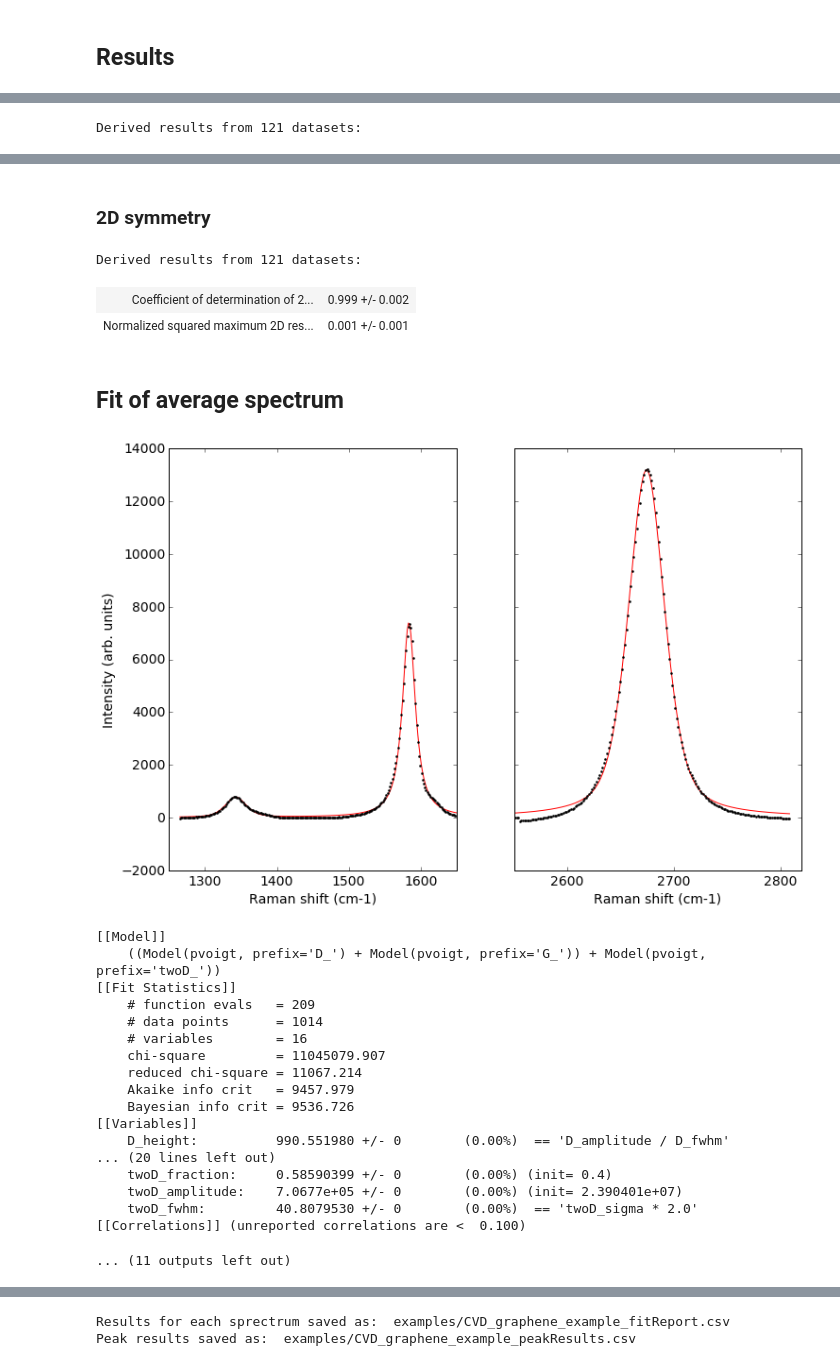
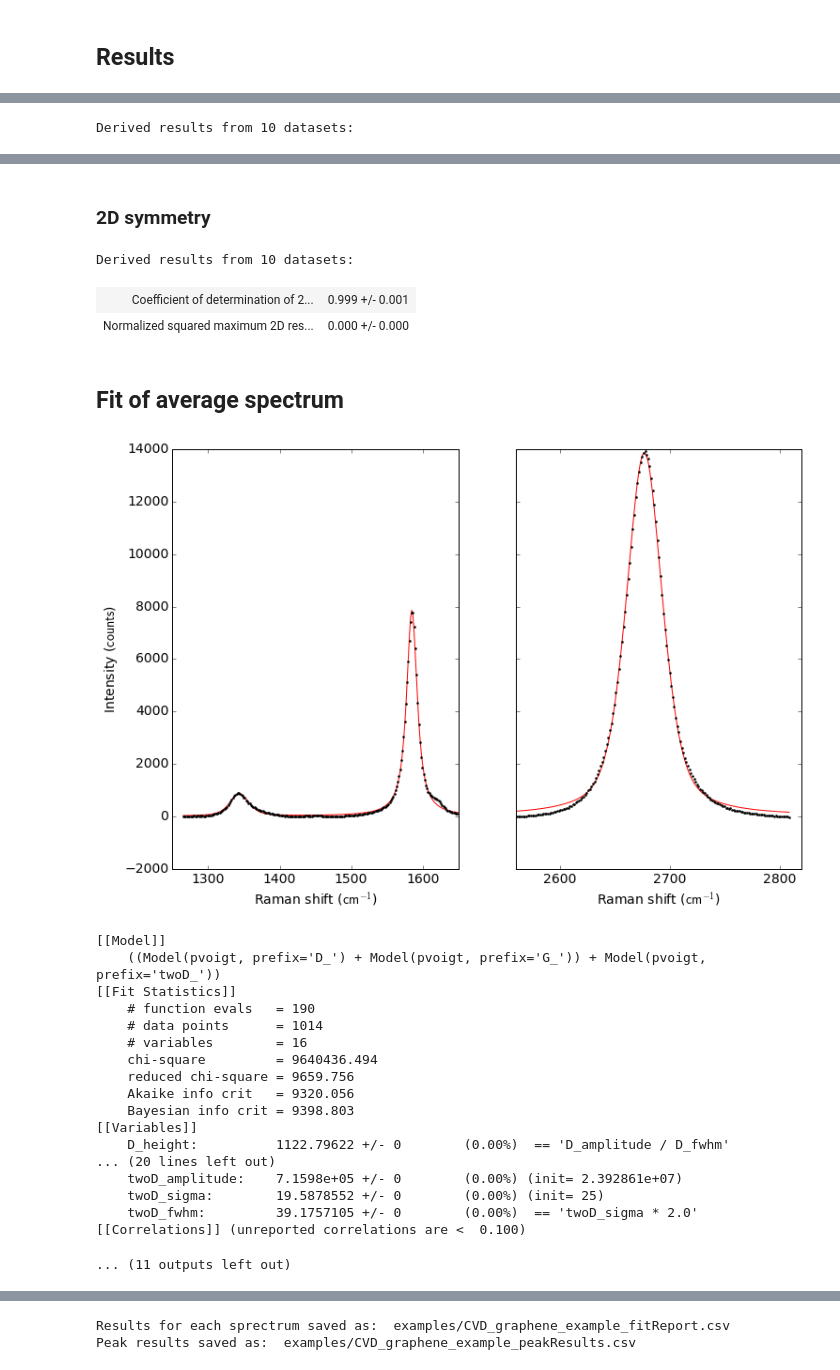
Before and after one commit to graphenestandards/raman, a Jupyter notebook: DtoG-2Dsymmetry.ipynb, the cells around one changed output, grey strips where cells are left out. Drawn from its saved outputs; the diff is of its cells as text; code cells hidden in the pictures.

```diff
--- a/DtoG-2Dsymmetry.ipynb
+++ b/DtoG-2Dsymmetry.ipynb
@@ -128,8 +129,10 @@ TASK = {
     'y_column': 3, #raman intensity
 
     #Axis labels for plotting
-    'xlabel': 'Raman shift (cm-1)',
-    'ylabel': 'Intensity (arb. units)',
+    'xlabel': 'Raman shift',
+    'xunit': 'cm^{-1}',
+    'ylabel': 'Intensity',
+    'yunit': 'counts',
 
     #Set to the order of polynomial for baseline subtraction, 0 for no baseline
     #Maxium allowed value is 7
@@ -137,7 +140,7 @@ TASK = {
     'baselineOrder': 6,
 
     #Minimum signal-to-noise ratio, if 0 all speactra are used
-    'snr': 10,
+    'snr': 100,
 
     #The minimum number of remaining spectra after signal-to-noise selection
     'minimumStatisctics': 100, #evaluation according to the standard must include 100 spectra
@@ -163,7 +166,7 @@ plt.rcParams.update({'font.size': 14})
 The datasets are read from a text file using TASK['filename'] with x and y columns defined in TASK['x_column'] and TASK['y_column'].
 # %%
 #we first read the data
-DATASET = Dataset(task=TASK, maxNumber=1000)
+DATASET = multipeak.Dataset(task=TASK, maxNumber=1000)
 # %% [output]
 Reading  examples/CVD_graphene_example.txt
 Data  examples/CVD_graphene_example.txt  read
@@ -224,7 +227,7 @@ DATASET.filterDatasetBySNR()
 Reads the peaks defined in TASK['peaks'] and builds and lmfit CompositeModel from them.
 # %%
 #finally we build and fit the model
-GRAPHENEMODEL = MultiPseudoVoigtModel(DATASET, weights=DATASET.weights['peaks'])
+GRAPHENEMODEL = multipeak.MultiPseudoVoigtModel(DATASET, weights=DATASET.weights['peaks'])
 # %% [markdown]
 ## 2D peak fitting
 
@@ -240,44 +243,44 @@ GRAPHENEMODEL.runFit()
 This obejest takes the standard fit results from lmfit and provides multi-peak, multi-spectra and graphene specific evaluations.
 # %%
 #build the graphene specific evaluations from the array of fit results
-RESULTS = GrapheneModelResults(GRAPHENEMODEL, DATASET)
+RESULTS = multipeak.GrapheneModelResults(GRAPHENEMODEL, DATASET)
 # %% [markdown]
 ## Results
 # %%
-printmd('## Fit results')
+multipeak.printmd('## Fit results')
 RESULTS.printPeakResultsTable()
 
-printmd('### Peak ratios')
+multipeak.printmd('### Peak ratios')
 RESULTS.printDerivedResultsTable(derivedParams=[
     'DtoG_area',
     'DtoG_height',
     'twoDtoG_area',
     'twoDtoG_height'
 ])
-printmd('### 2D symmetry')
+multipeak.printmd('### 2D symmetry')
 RESULTS.printDerivedResultsTable(derivedParams=[
     'twoDr2',
     'twoDmaxRes'
 ])
 
-printmd('## Fit of average spectrum')
+multipeak.printmd('## Fit of average spectrum')
 RESULTS.plotAvgFit()
 print(GRAPHENEMODEL.avgFitResult.fit_report())
 
-printmd('## Fitted spectra overview')
+multipeak.printmd('## Fitted spectra overview')
 RESULTS.plot3D()
 
-printmd('## 2D peak symmetry')
-printmd('### Normalized squared maximum residuals (NSR)')
+multipeak.printmd('## 2D peak symmetry')
+multipeak.printmd('### Normalized squared maximum residuals (NSR)')
 RESULTS.plot2Dresiduals()
 
-printmd('### 2D R2 intervals')
+multipeak.printmd('### 2D R2 intervals')
 RESULTS.print2Dr2Intervals(0.995)
 RESULTS.print2Dr2Intervals(0.99)
 RESULTS.print2Dr2Intervals(0.98)
 RESULTS.print2Dr2(save=True)
 
-printmd('### 2D symmetry outliers')
+multipeak.printmd('### 2D symmetry outliers')
 RESULTS.plot2DOutliers(3, save=True)
 # %% [output]
 ## Fit results
@@ -288,2 +291,2 @@ Results per peak from 121 datasets:
 ### Peak ratios
-Derived results from 121 datasets:
+Derived results from 10 datasets:
@@ -294,25 +297,25 @@ Derived results from 121 datasets:
 ### 2D symmetry
-Derived results from 121 datasets:
+Derived results from 10 datasets:
-| Coefficient of determination of 2... | 0.999 +/- 0.002 |
-| Normalized squared maximum 2D res... | 0.001 +/- 0.001 |
+| Coefficient of determination of 2... | 0.999 +/- 0.001 |
+| Normalized squared maximum 2D res... | 0.000 +/- 0.000 |
 ## Fit of average spectrum
-[figure, old version]
+[figure, new version]
 [[Model]]
     ((Model(pvoigt, prefix='D_') + Model(pvoigt, prefix='G_')) + Model(pvoigt, prefix='twoD_'))
 [[Fit Statistics]]
-    # function evals   = 209
+    # function evals   = 190
     # data points      = 1014
     # variables        = 16
-    chi-square         = 11045079.907
-    reduced chi-square = 11067.214
-    Akaike info crit   = 9457.979
-    Bayesian info crit = 9536.726
+    chi-square         = 9640436.494
+    reduced chi-square = 9659.756
+    Akaike info crit   = 9320.056
+    Bayesian info crit = 9398.803
 [[Variables]]
-    D_height:          990.551980 +/- 0        (0.00%)  == 'D_amplitude / D_fwhm'
+    D_height:          1122.79622 +/- 0        (0.00%)  == 'D_amplitude / D_fwhm'
 ... (20 lines left out)
-    twoD_fraction:     0.58590399 +/- 0        (0.00%) (init= 0.4)
-    twoD_amplitude:    7.0677e+05 +/- 0        (0.00%) (init= 2.390401e+07)
-    twoD_fwhm:         40.8079530 +/- 0        (0.00%)  == 'twoD_sigma * 2.0'
+    twoD_amplitude:    7.1598e+05 +/- 0        (0.00%) (init= 2.392861e+07)
+    twoD_sigma:        19.5878552 +/- 0        (0.00%) (init= 25)
+    twoD_fwhm:         39.1757105 +/- 0        (0.00%)  == 'twoD_sigma * 2.0'
 [[Correlations]] (unreported correlations are <  0.100)
 ... (11 outputs left out)
 # %%
```
Also changed, not shown: parts of 14 cells of this notebook, 3 other files.
